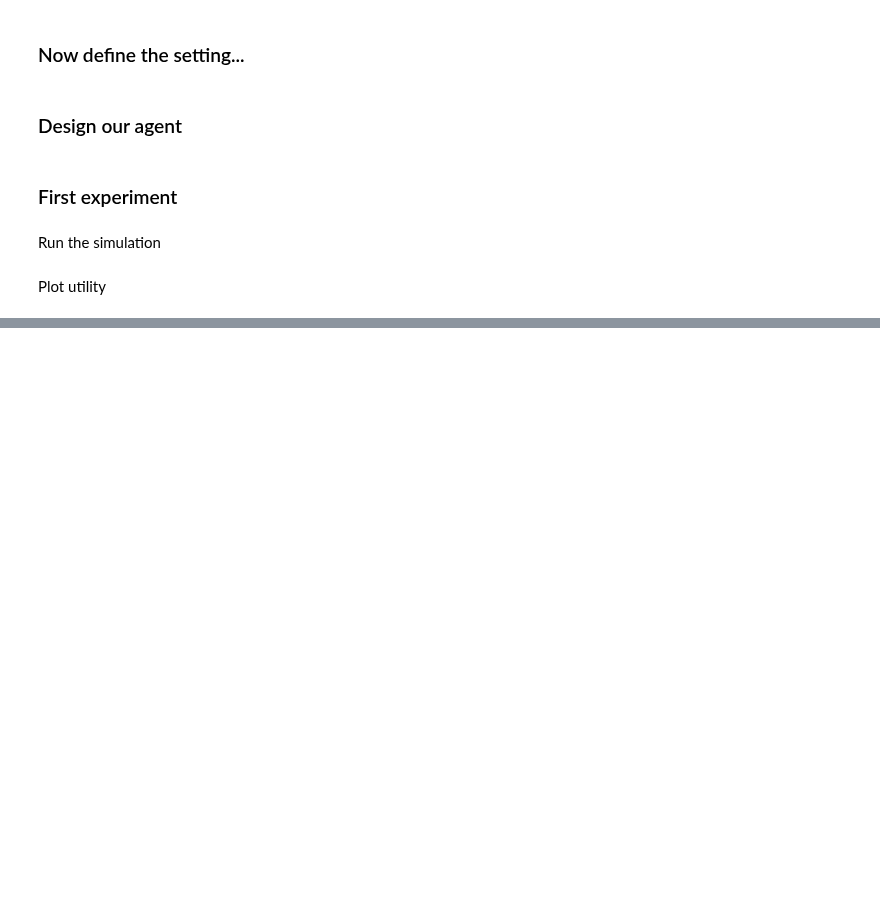
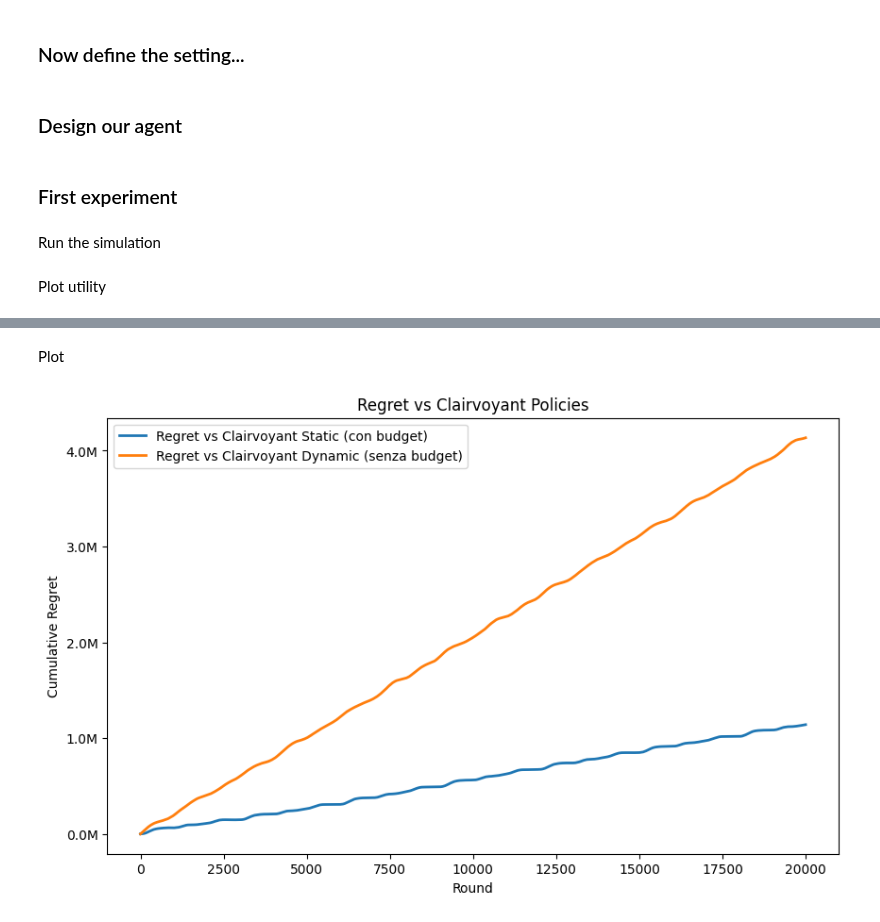
Before and after one commit to peetceenatoo/online-learning, a Jupyter notebook: R4.ipynb, the cells around one changed output, grey strips where cells are left out. Cells and saved outputs as stored; diff of their text form; code cells hidden in the pictures; blank space fills up the shorter version.

```diff
--- a/R4.ipynb
+++ b/R4.ipynb
@@ -299,0 +449,16 @@ print(f">>> Cumulative utility after {T} rounds: {mean_cum_util[-1]:.2f} ± {std
+# %% [markdown]
+Plot
+# %%
+plt.figure(figsize=(10,6))
+mean_regret_static = mean_clairvoyant_static - mean_cum_util
+mean_regret_dynamic = mean_clairvoyant_dynamic - mean_cum_util
+
+plt.plot(mean_regret_static, label='Regret vs Clairvoyant Static (con budget)', linewidth=2)
+plt.plot(mean_regret_dynamic, label='Regret vs Clairvoyant Dynamic (senza budget)', linewidth=2)
+plt.xlabel('Round')
+plt.ylabel('Cumulative Regret')
+plt.title('Regret vs Clairvoyant Policies')
+plt.gca().yaxis.set_major_formatter(matplotlib.ticker.FuncFormatter(millions_formatter))
+_ = plt.legend()
+# %% [output]
+[figure, added]
```
Also changed, not shown: parts of 6 cells of this notebook.
